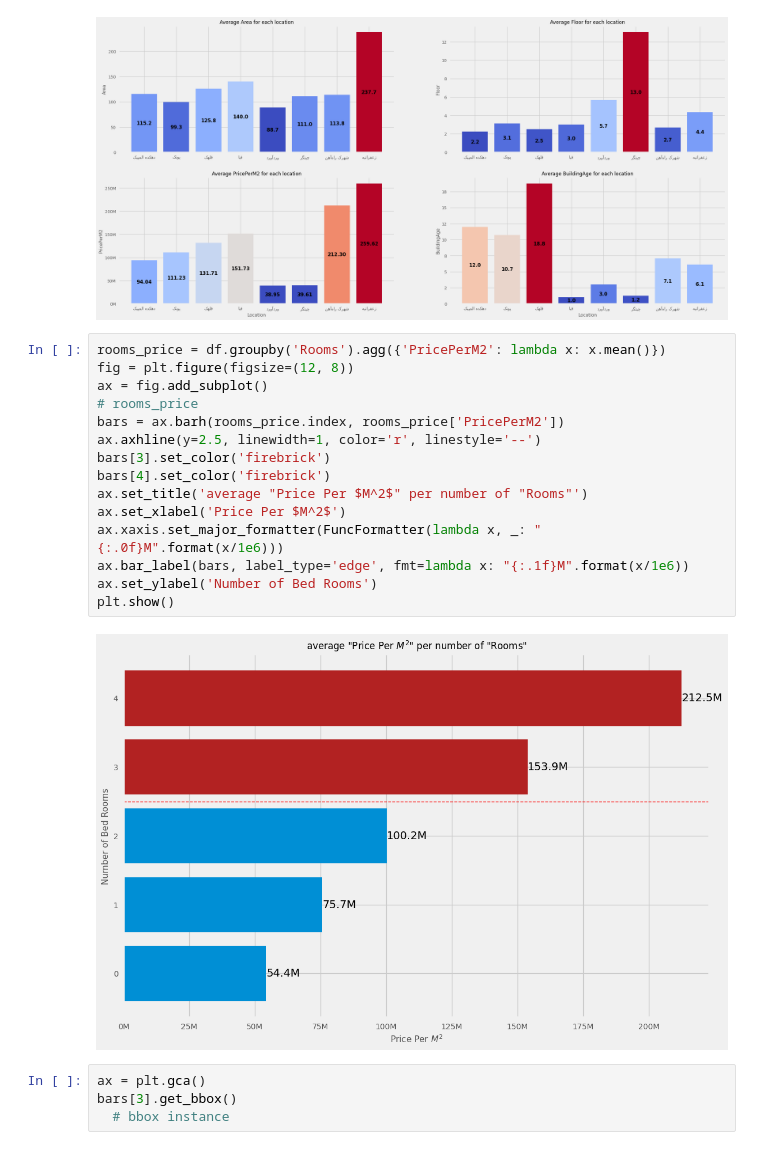
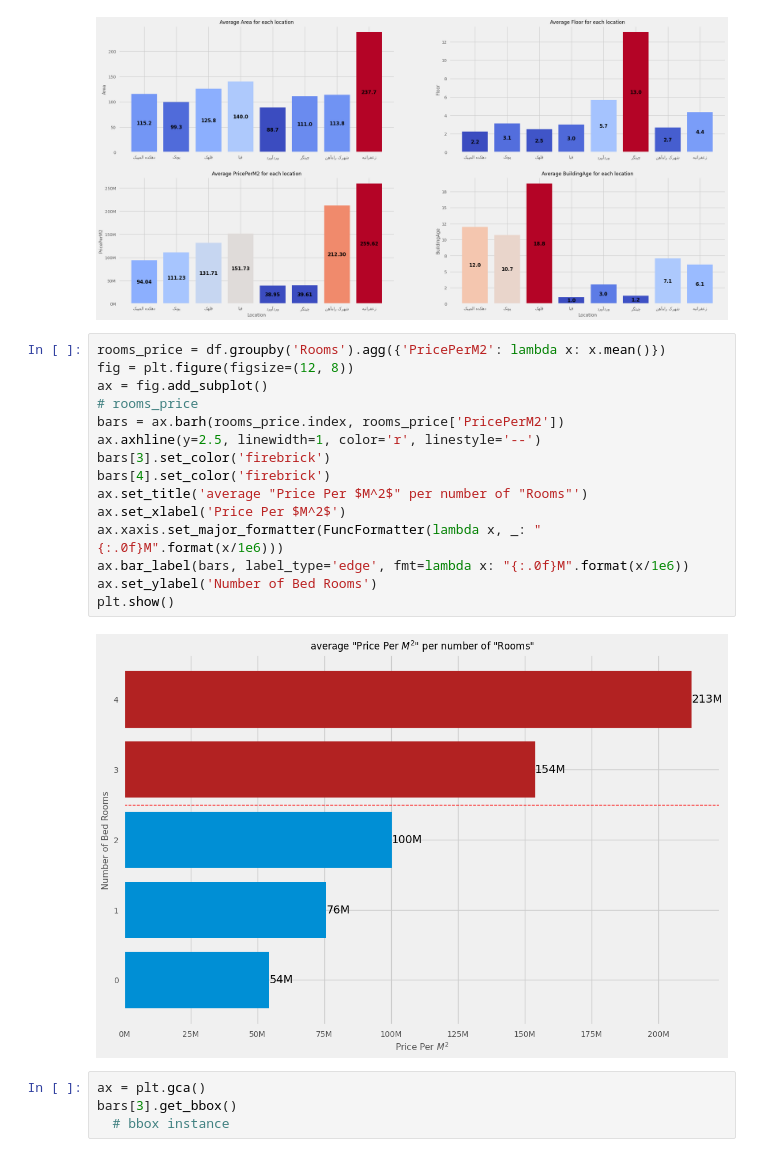
Before and after one commit to alavi-sam/house-analysis, a Jupyter notebook: analysis_notebook.ipynb, the cells around one changed output. Drawn from its saved outputs; the diff is of its cells as text.

Commit message:
edit annotation format

```diff
--- a/analysis_notebook.ipynb
+++ b/analysis_notebook.ipynb
@@ -157,20 +157,20 @@ plt.show()
 # %%
 rooms_price = df.groupby('Rooms').agg({'PricePerM2': lambda x: x.mean()})
 fig = plt.figure(figsize=(12, 8))
 ax = fig.add_subplot()
 # rooms_price
 bars = ax.barh(rooms_price.index, rooms_price['PricePerM2'])
 ax.axhline(y=2.5, linewidth=1, color='r', linestyle='--')
 bars[3].set_color('firebrick')
 bars[4].set_color('firebrick')
 ax.set_title('average "Price Per $M^2$" per number of "Rooms"')
 ax.set_xlabel('Price Per $M^2$')
 ax.xaxis.set_major_formatter(FuncFormatter(lambda x, _: "{:.0f}M".format(x/1e6)))
-ax.bar_label(bars, label_type='edge', fmt=lambda x: "{:.1f}M".format(x/1e6))
+ax.bar_label(bars, label_type='edge', fmt=lambda x: "{:.0f}M".format(x/1e6))
 ax.set_ylabel('Number of Bed Rooms')
 plt.show()
 # %% [output]
-[figure, old version]
+[figure, new version]
 # %%
 ax = plt.gca()
 bars[3].get_bbox()
```
